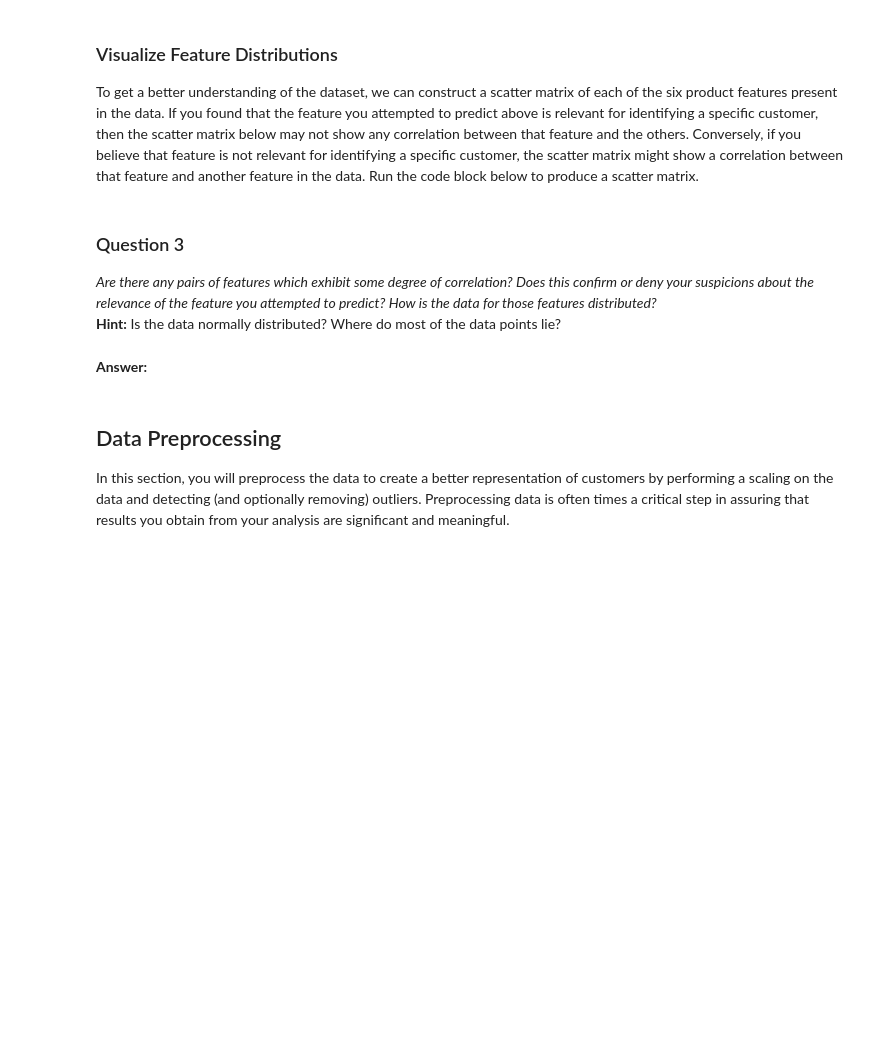
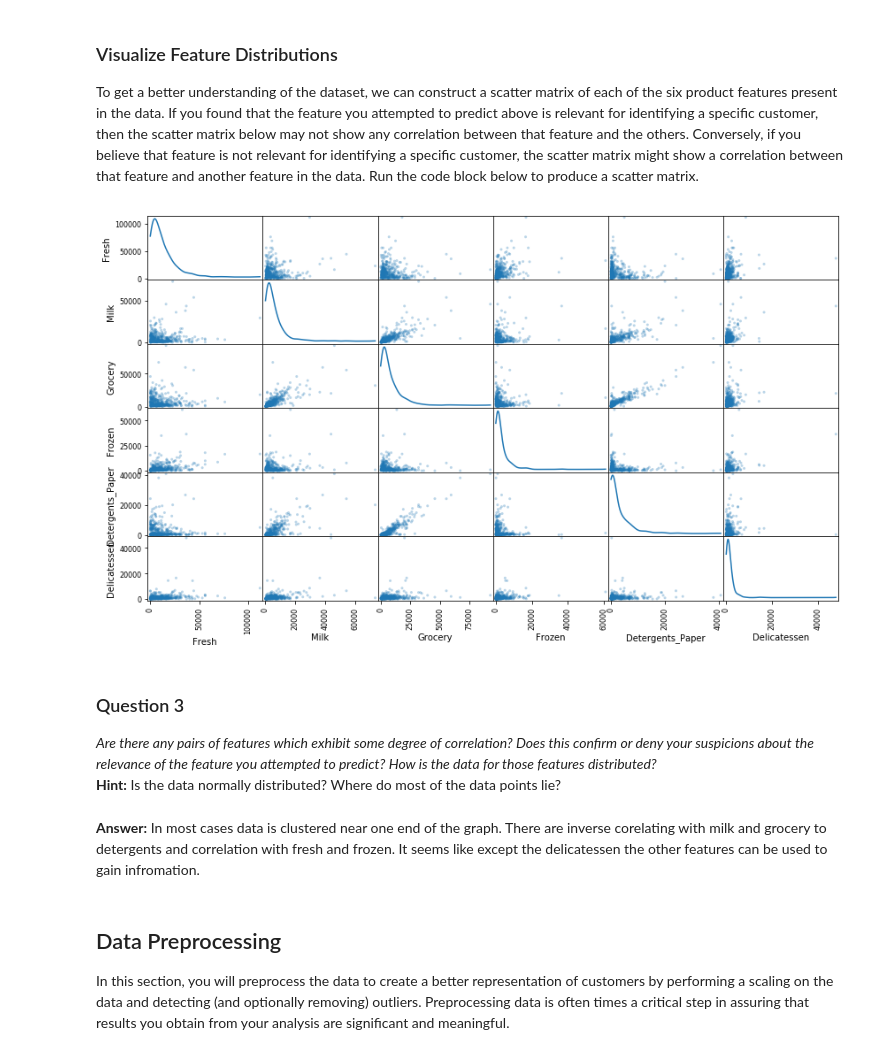
Before and after one commit to pbpv/customer_segments, a Jupyter notebook: customer_segments.ipynb, the cells around one changed output. Cells and saved outputs as stored; diff of their text form; code cells hidden in the pictures; blank space fills up the shorter version.

```diff
--- a/customer_segments.ipynb
+++ b/customer_segments.ipynb
@@ -126,13 +128,17 @@ ValueError: Number of features of the model must  match the input. Model n_featu
 To get a better understanding of the dataset, we can construct a scatter matrix of each of the six product features present in the data. If you found that the feature you attempted to predict above is relevant for identifying a specific customer, then the scatter matrix below may not show any correlation between that feature and the others. Conversely, if you believe that feature is not relevant for identifying a specific customer, the scatter matrix might show a correlation between that feature and another feature in the data. Run the code block below to produce a scatter matrix.
 # %%
 # Produce a scatter matrix for each pair of features in the data
-pd.scatter_matrix(data, alpha = 0.3, figsize = (14,8), diagonal = 'kde');
+#pd.scatter_matrix(data, alpha = 0.3, figsize = (14,8), diagonal = 'kde');
+pd.plotting.scatter_matrix(data, alpha = 0.3, figsize = (14,8), diagonal = 'kde');
+# %% [output]
+[figure, added]
 # %% [markdown]
 ### Question 3
 *Are there any pairs of features which exhibit some degree of correlation? Does this confirm or deny your suspicions about the relevance of the feature you attempted to predict? How is the data for those features distributed?*
 **Hint:** Is the data normally distributed? Where do most of the data points lie?
-# %% [markdown]
-**Answer:**
+# %% [markdown]
+**Answer:**
+In most cases data is clustered near one end of the graph. There are inverse corelating with milk and grocery to detergents and correlation with fresh and frozen. It seems like except the delicatessen the other features can be used to gain infromation.
 # %% [markdown]
 ## Data Preprocessing
 In this section, you will preprocess the data to create a better representation of customers by performing a scaling on the data and detecting (and optionally removing) outliers. Preprocessing data is often times a critical step in assuring that results you obtain from your analysis are significant and meaningful.
```
Also changed, not shown: parts of 9 cells of this notebook.
